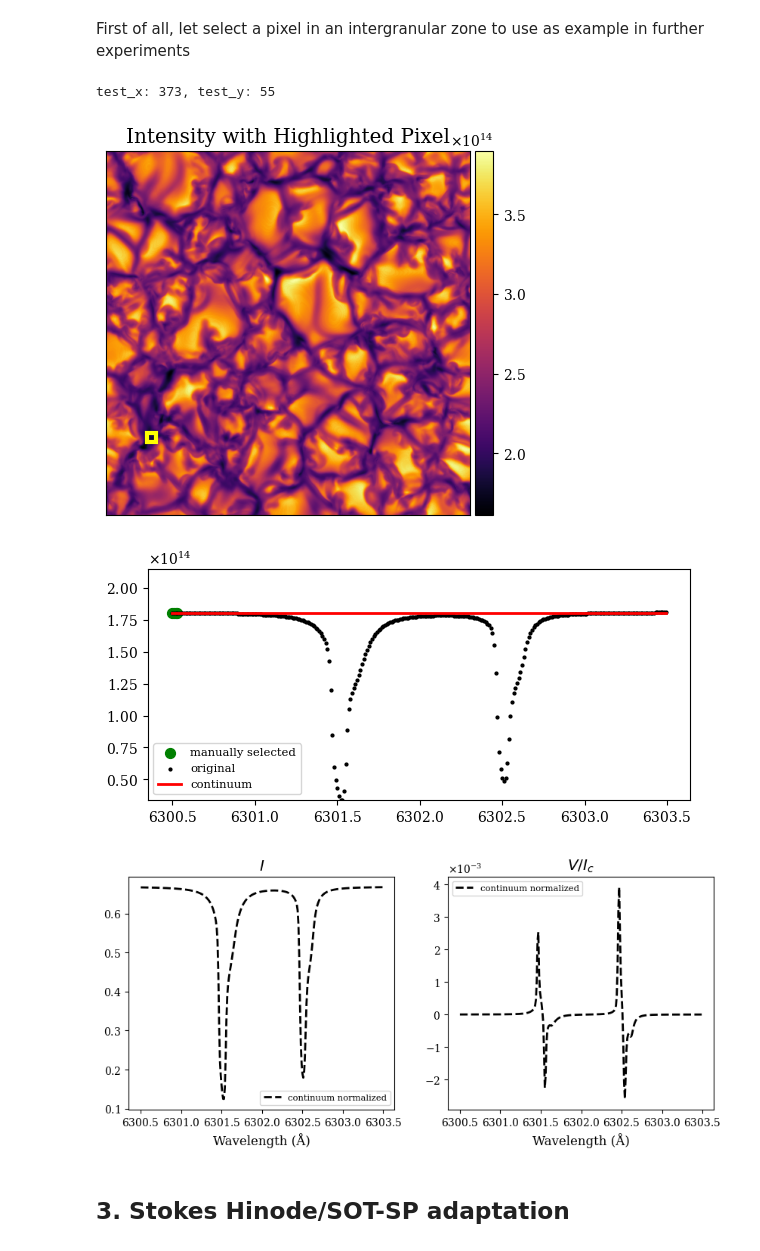
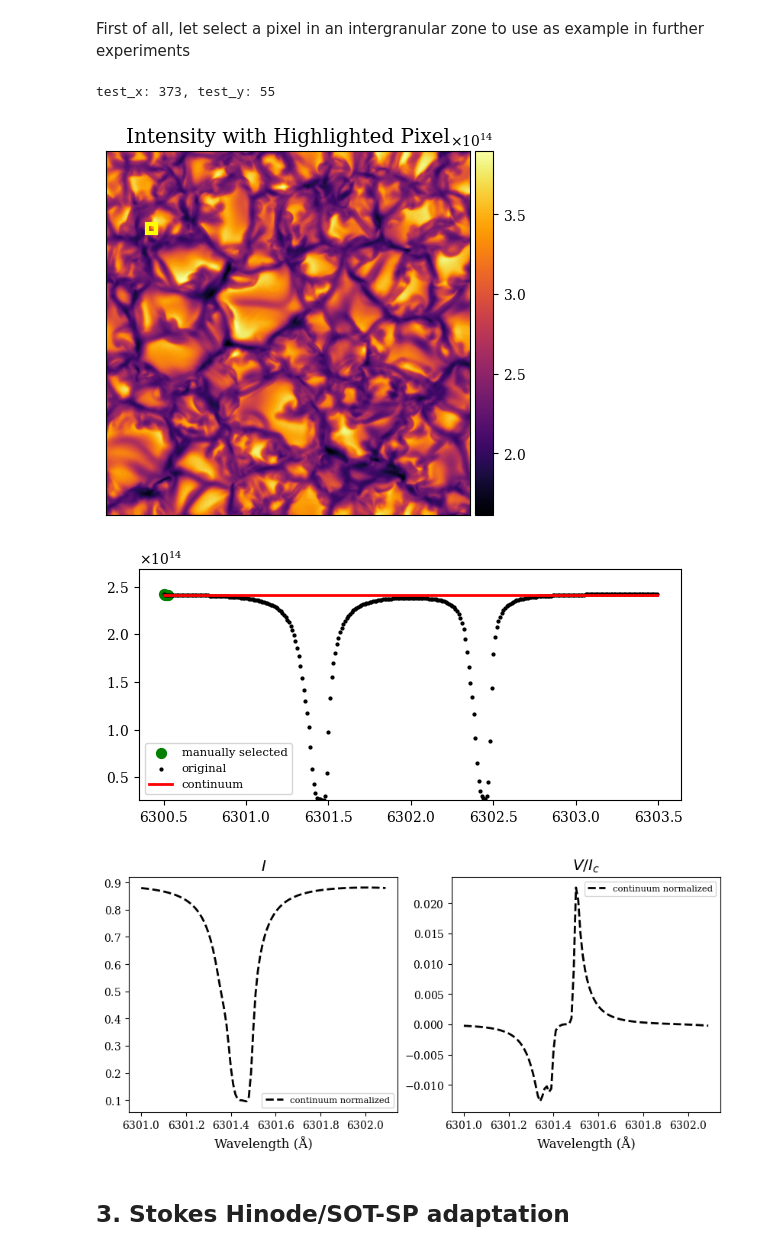
Before and after one commit to juagudeloo/Tesis_maestria_OAN, a Jupyter notebook: notebooks/2-muram_stokes_data.ipynb, the cells around one changed output. Drawn from its saved outputs; the diff is of its cells as text; code cells hidden in the pictures.

```diff
--- a/notebooks/2-muram_stokes_data.ipynb
+++ b/notebooks/2-muram_stokes_data.ipynb
@@ -66,6 +68,8 @@ stokes = {"I": stokes[:,:,:,0],
           "Q": stokes[:,:,:,1],
           "U": stokes[:,:,:,2],
           "V": stokes[:,:,:,3]}
+for key in stokes.keys():
+    stokes[key] = np.flip(np.rot90(stokes[key], k=1, axes=(0,1)), axis=0)
 
 nx = stokes["I"].shape[0]
 ny = stokes["I"].shape[1]
@@ -97,7 +101,7 @@ def plot_selected_pixel(stokes: dict, test_x: int, test_y: int,
 
     # Plot the intensity (Stokes I) at the specified wavelength pixel
     data = stokes["I"][..., 0]
-    im = ax.imshow(data, cmap='inferno')
+    im = ax.imshow(data, cmap='inferno', origin="lower")
 
     # Add a thick black rectangle to highlight the selected pixel
     rect = patches.Rectangle((test_y - 1.5, test_x - 1.5), 3*4, 3*4, linewidth=3, edgecolor='yellow', facecolor='none')
@@ -139,16 +143,24 @@ def plot_stokes(ax,
                 wl: np.ndarray,
                 stokes: np.ndarray,
                 test_x: int, test_y: int,
+                wl_index_range: list = None,
                 scatter: bool = False,
                 **kwargs):
     stokes_title_map = {"I": r"$I$",
                         "V": r"$V/I_c$"}
     stokes_titles = [r"$I$",r"$V/I_c$"]
     for i, key in enumerate(["I","V"]):
+
+        wl_to_plot = wl
+        if wl_index_range is not None:
+            wl_to_plot = wl[wl_index_range[0]:wl_index_range[1]]
+            stokes_to_plot = stokes[key][test_x, test_y, wl_index_range[0]:wl_index_range[1]]
+        else:
+            stokes_to_plot = stokes[key][test_x, test_y, :]
         if scatter:
-            ax[i].scatter(wl, stokes[key][test_x, test_y, :], **kwargs)
+            ax[i].scatter(wl_to_plot, stokes_to_plot, **kwargs)
         else:
-            ax[i].plot(wl, stokes[key][test_x, test_y, :], **kwargs)
+            ax[i].plot(wl_to_plot, stokes_to_plot, **kwargs)
         ax[i].set_title(stokes_titles[i])
         ax[i].set_xlabel("Wavelength (Å)")
         ax[i].legend()
@@ -162,7 +174,7 @@ print(f"test_x: {test_x}, test_y: {test_y}")
 plot_selected_pixel(stokes, test_x, test_y)
 # %% [output]
 test_x: 373, test_y: 55
-[figure, old version]
+[figure, new version]
 # %%
 #Selection of the indices that we assume generally correspond to continuum in our data.
 cont_indices = [0,1,2,3]
@@ -178,7 +190,7 @@ plot_continuum_values(wl, stokes,
                       wl_cont_values, cont_values,
                       images_dir = images_dir, t_step=t_step)
 # %% [output]
-[figure, old version]
+[figure, new version]
 # %%
 def continuum_normalization(spectral_cube: np.ndarray) -> np.ndarray:
     """
@@ -207,12 +219,12 @@ def continuum_normalization(spectral_cube: np.ndarray) -> np.ndarray:
 # %%
 norm_stokes, mean_continuum = continuum_normalization(stokes)
 old_mean_continuum = mean_continuum.copy()
 
 fig, ax = plt.subplots(1,2,figsize = (10,4))
-plot_stokes(ax, wl, norm_stokes, test_x, test_y, label = "continuum normalized", color = "black", linestyle="--")
+plot_stokes(ax, wl, norm_stokes, test_x, test_y, wl_index_range = [50,160], label = "continuum normalized", color = "black", linestyle="--")
 plt.show()
 # %% [output]
-[figure, old version]
+[figure, new version]
 # %% [markdown]
 ## 3. Stokes Hinode/SOT-SP adaptation
 # %% [markdown]
```
Also changed, not shown: parts of 7 cells of this notebook, 5 other files.
